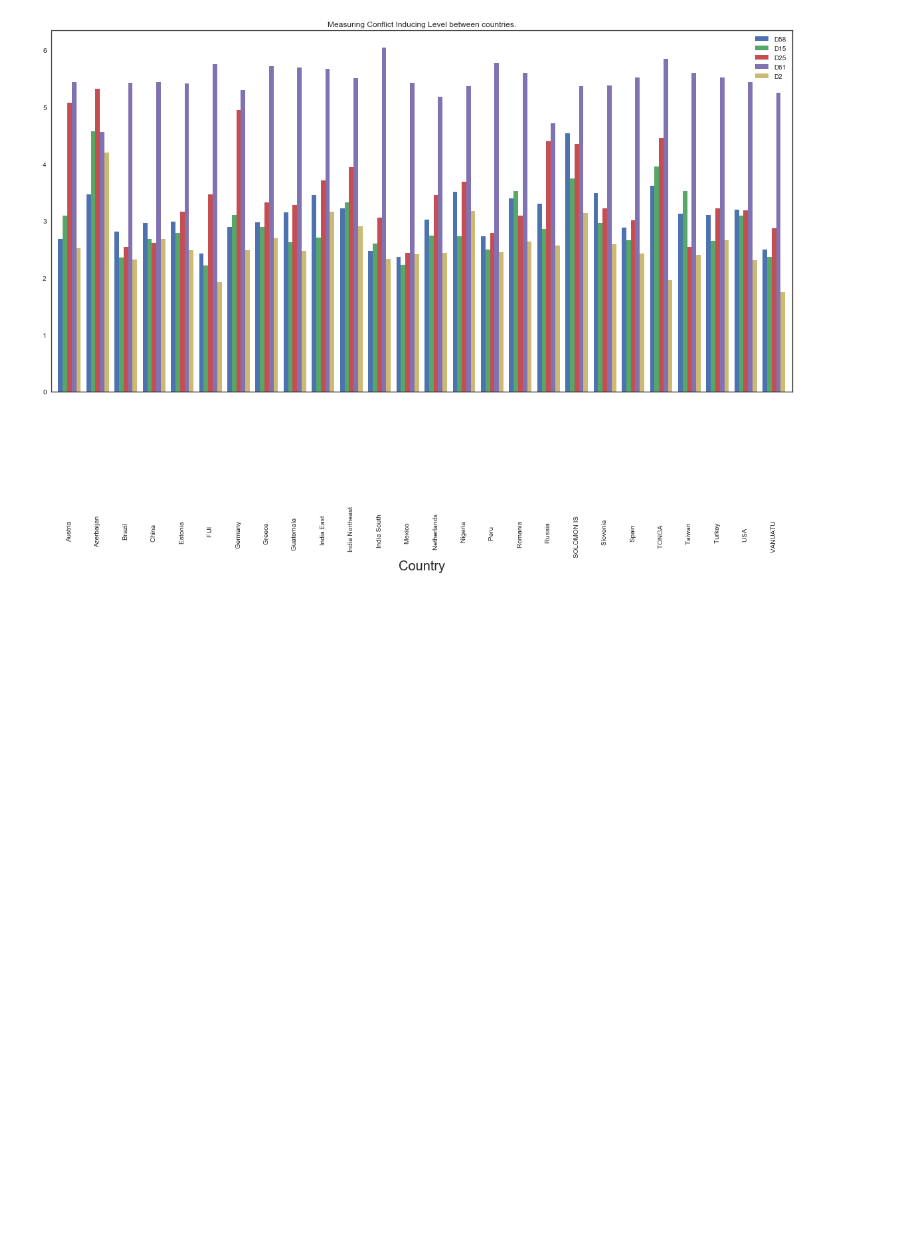
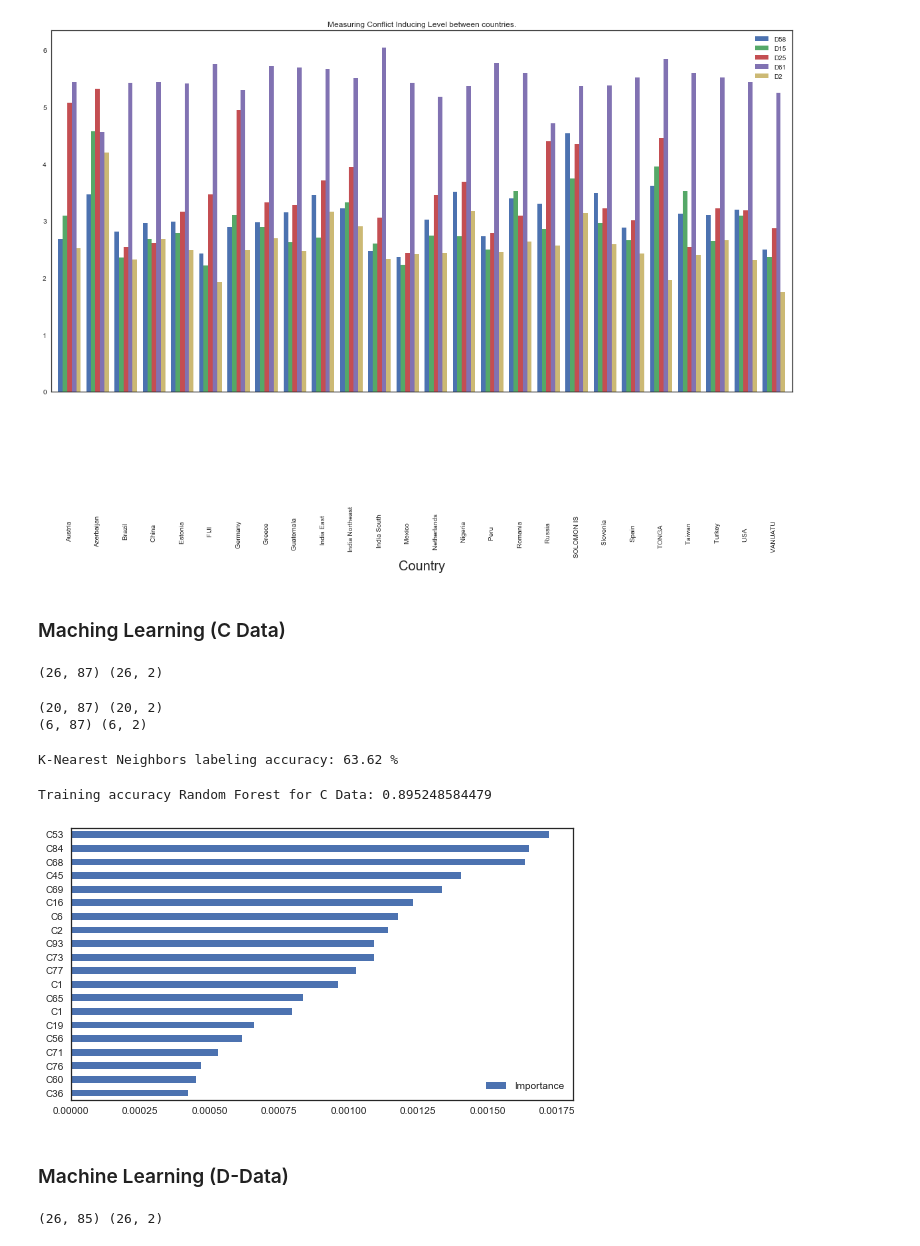
Before and after one commit to muditgoyal/GlobeProject, a Jupyter notebook: Globe/Analysis.ipynb, the cells around one changed output. Drawn from its saved outputs; the diff is of its cells as text; code cells hidden in the pictures; blank space fills up the shorter version.

```diff
--- a/Globe/Analysis.ipynb
+++ b/Globe/Analysis.ipynb
@@ -446,3 +425,65 @@ fig.set_size_inches(20, 10)
 [figure]
 # %%
 # STOPPED AT COMMITMENT LEVEL on page 6/9
+# %% [markdown]
+### Maching Learning (C Data)
+# %%
+# Set up training and validation sets
+X = C_Grouped_Country_Avg.drop(['GEI', 'GDP'], axis=1) # Training & Validation data
+Y = C_Grouped_Country_Avg[["GEI", 'GDP']]              # Response / Target Variable
+
+print(X.shape, Y.shape)
+# %% [output]
+(26, 87) (26, 2)
+# %%
+# Split training set so that we validate on 20% of the data
+# Note that our algorithms will never have seen the validation
+# data during training. This is to evaluate how good our estimators are.
+
+np.random.seed(1337) # set random seed for reproducibility
+
+from sklearn.model_selection import train_test_split
+
+X_train, X_val, Y_train, Y_val = train_test_split(X, Y, test_size=0.2)
+
+print(X_train.shape, Y_train.shape)
+print(X_val.shape, Y_val.shape)
+# %% [output]
+(20, 87) (20, 2)
+(6, 87) (6, 2)
+# %%
+# Random Forest
+random_forest = RandomForestRegressor(n_estimators=500)   # instantiate
+random_forest.fit(X_train, Y_train)                         # fit
+acc_rf = random_forest.score(X_val, Y_val)                  # predict + evaluate
+
+print('K-Nearest Neighbors labeling accuracy:', str(round(acc_rf*100,2)),'%')
+# %% [output]
+K-Nearest Neighbors labeling accuracy: 63.62 %
+# %%
+# Look at importnace of features for random forest
+
+def plot_model_var_imp( model , X , y ):
+    imp = pd.DataFrame(
+        model.feature_importances_  ,
+        columns = [ 'Importance' ] ,
+        index = X.columns
+    )
+    imp = imp.sort_values( [ 'Importance' ] , ascending = True )
+    imp[ : 20 ].plot( kind = 'barh' )
+    print ('Training accuracy Random Forest for C Data:',model.score( X , y ))
+
+plot_model_var_imp(random_forest, X_train, Y_train)
+# %% [output]
+Training accuracy Random Forest for C Data: 0.895248584479
+[figure, added]
+# %% [markdown]
+### Machine Learning (D-Data)
+# %%
+# Set up training and validation sets
+X = D_Grouped_Country_Avg.drop(['GEI', 'GDP'], axis=1) # Training & Validation data
+Y = D_Grouped_Country_Avg[["GEI", 'GDP']]              # Response / Target Variable
+
+print(X.shape, Y.shape)
+# %% [output]
+(26, 85) (26, 2)
```
Also changed, not shown: parts of 15 cells of this notebook, 23 other files.
